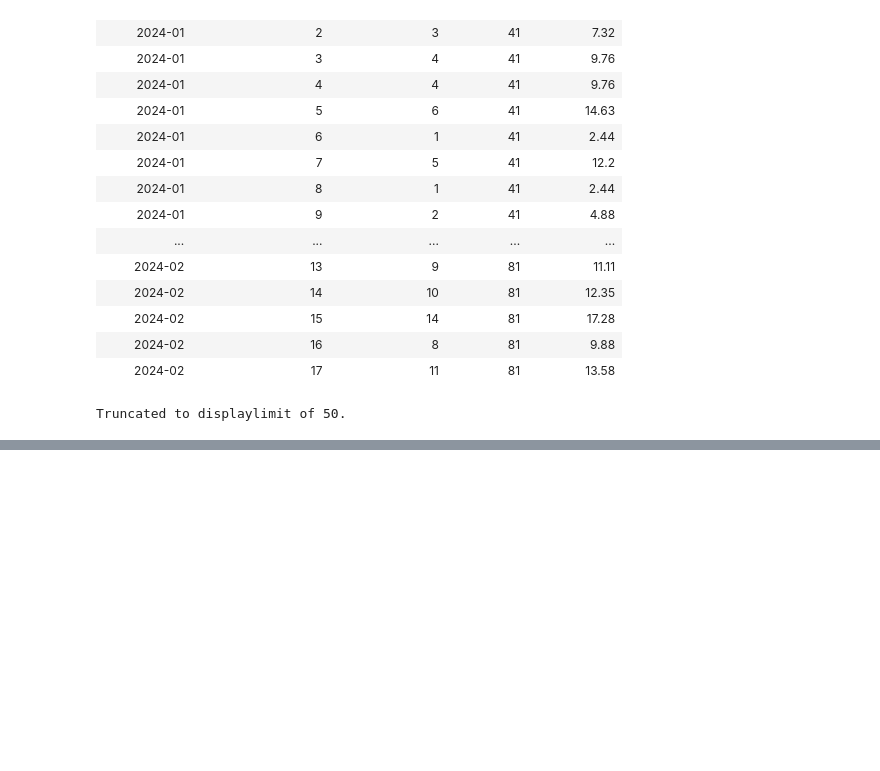
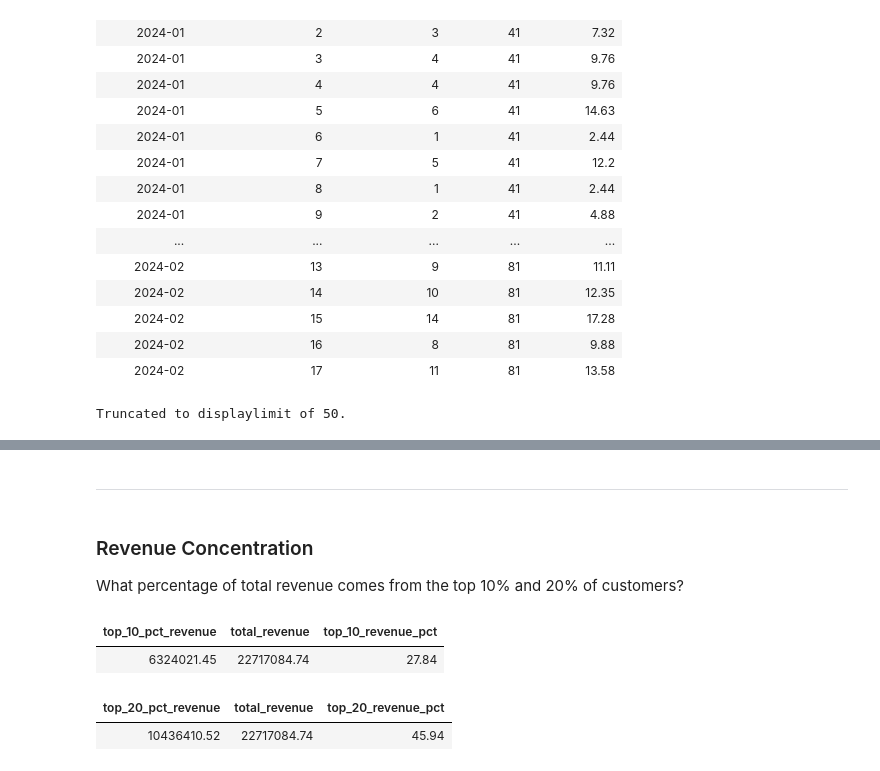
Before and after one commit to nlawee/sql_projects, a Jupyter notebook: Northstar Customer Analytics/analysis.ipynb, the cells around one changed output, grey strips where cells are left out. Saved outputs shown, nothing was run; the diff lists cells and outputs as text; code cells hidden in the pictures; blank space fills up the shorter version.

```diff
--- a/Northstar Customer Analytics/analysis.ipynb
+++ b/Northstar Customer Analytics/analysis.ipynb
@@ -286,0 +384,48 @@ Truncated to displaylimit of 50.
+# %% [markdown]
+----
+# %% [markdown]
+### Revenue Concentration
+
+What percentage of total revenue comes from the top 10% and 20% of customers?
+# %%
+%%sql
+
+WITH revenue_decile AS (
+SELECT
+    customer_id,
+    SUM(revenue) AS lifetime_revenue,
+    NTILE(10) OVER (ORDER BY SUM(revenue) DESC) AS revenue_decile
+FROM 'data/orders.csv'
+WHERE order_status = 'Completed'
+GROUP BY customer_id
+)
+
+SELECT
+    ROUND(SUM(CASE WHEN revenue_decile = 1 THEN lifetime_revenue ELSE 0 END), 2) AS top_10_pct_revenue,
+    ROUND(SUM(lifetime_revenue), 2) AS total_revenue,
+    ROUND(100.0*top_10_pct_revenue/total_revenue, 2) AS top_10_revenue_pct
+FROM revenue_decile
+# %% [output]
+| top_10_pct_revenue | total_revenue | top_10_revenue_pct |
+| 6324021.45 | 22717084.74 | 27.84 |
+# %%
+%%sql
+
+WITH revenue_decile AS (
+SELECT
+    customer_id,
+    SUM(revenue) AS lifetime_revenue,
+    NTILE(5) OVER (ORDER BY SUM(revenue) DESC) AS revenue_decile
+FROM 'data/orders.csv'
+WHERE order_status = 'Completed'
+GROUP BY customer_id
+)
+
+SELECT
+    ROUND(SUM(CASE WHEN revenue_decile = 1 THEN lifetime_revenue ELSE 0 END), 2) AS top_20_pct_revenue,
+    ROUND(SUM(lifetime_revenue), 2) AS total_revenue,
+    ROUND(100.0*top_20_pct_revenue/total_revenue, 2) AS top_20_revenue_pct
+FROM revenue_decile
+# %% [output]
+| top_20_pct_revenue | total_revenue | top_20_revenue_pct |
+| 10436410.52 | 22717084.74 | 45.94 |
```
Also changed, not shown: parts of 10 cells of this notebook.
